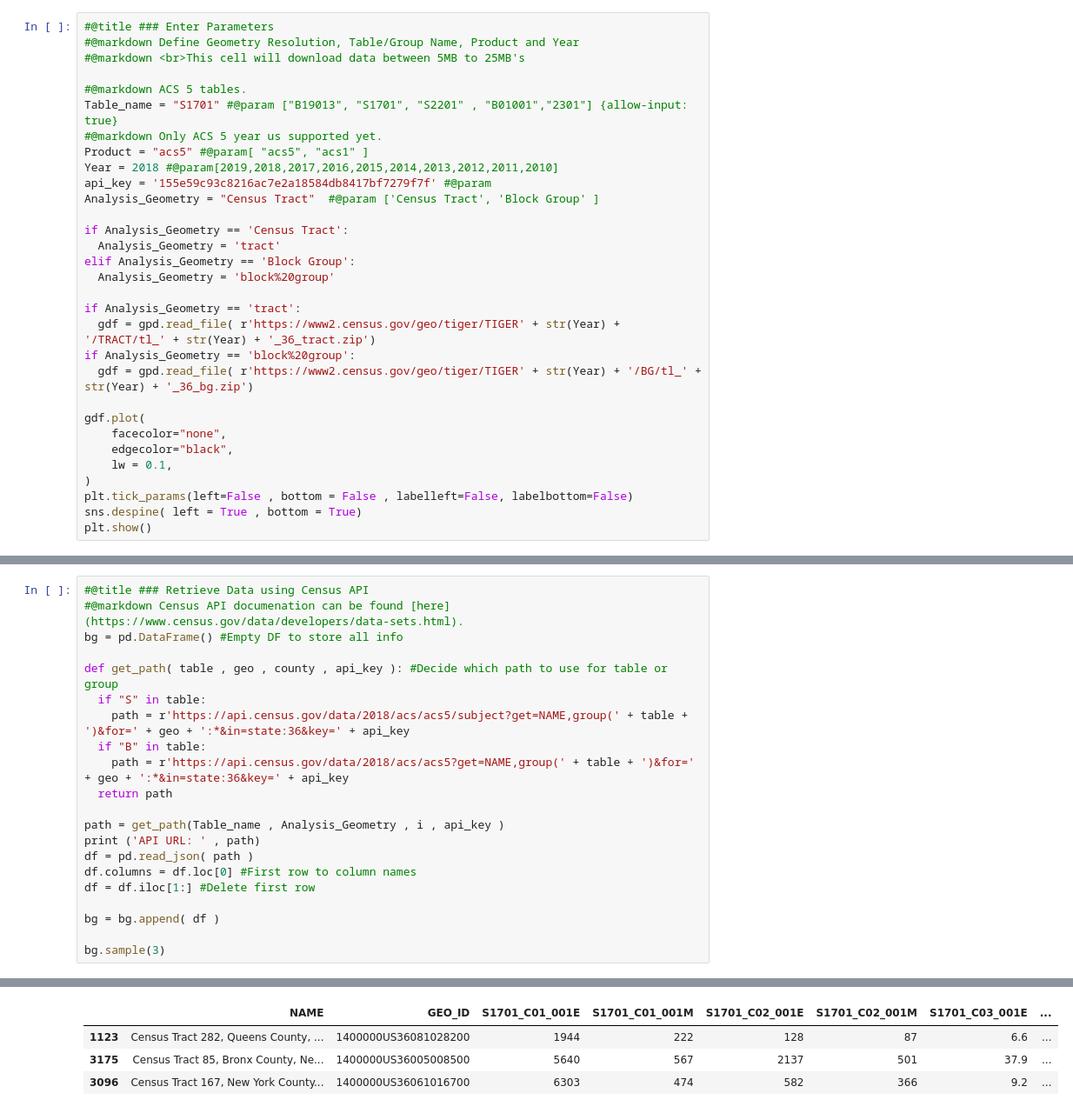
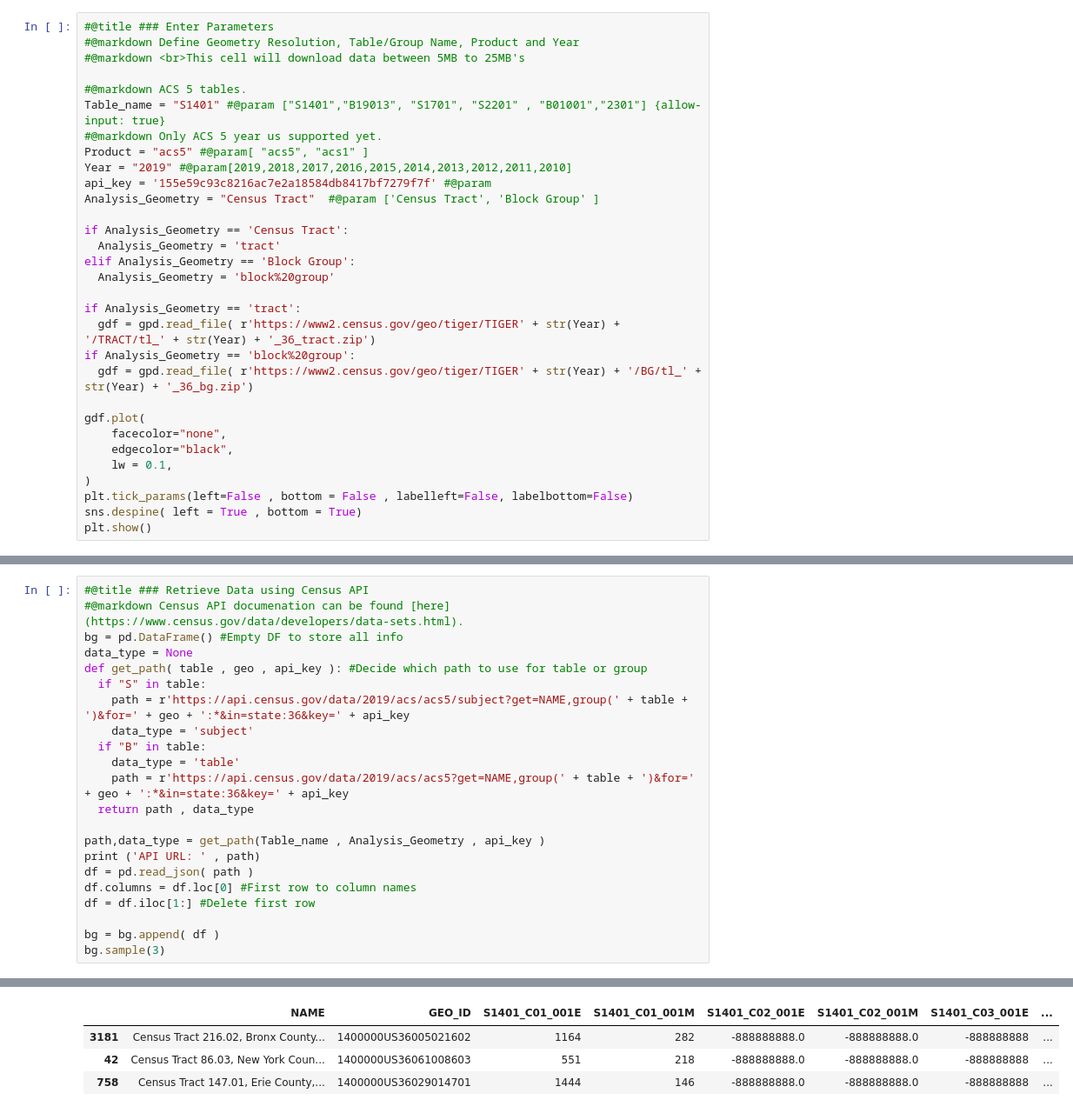
Before and after one commit to PrattSAVI/ACS, a Jupyter notebook: NYC_CensusTable.ipynb, the cells around one changed output, grey strips where cells are left out. Shown at 87% size. Drawn from its saved outputs; the diff is of its cells as text.

```diff
--- a/NYC_CensusTable.ipynb
+++ b/NYC_CensusTable.ipynb
@@ -30,10 +48,10 @@ import seaborn as sns
 #@markdown <br>This cell will download data between 5MB to 25MB's
 
 #@markdown ACS 5 tables.
-Table_name = "S1701" #@param ["B19013", "S1701", "S2201" , "B01001","2301"] {allow-input: true}
+Table_name = "S1401" #@param ["S1401","B19013", "S1701", "S2201" , "B01001","2301"] {allow-input: true}
 #@markdown Only ACS 5 year us supported yet.
 Product = "acs5" #@param[ "acs5", "acs1" ]
-Year = 2018 #@param[2019,2018,2017,2016,2015,2014,2013,2012,2011,2010]
+Year = "2019" #@param[2019,2018,2017,2016,2015,2014,2013,2012,2011,2010]
 api_key = '155e59c93c8216ac7e2a18584db8417bf7279f7f' #@param
 Analysis_Geometry = "Census Tract"  #@param ['Census Tract', 'Block Group' ]
 
@@ -61,21 +79,22 @@ plt.show()
 #@title ### Retrieve Data using Census API
 #@markdown Census API documenation can be found [here](https://www.census.gov/data/developers/data-sets.html).
 bg = pd.DataFrame() #Empty DF to store all info
+data_type = None
+def get_path( table , geo , api_key ): #Decide which path to use for table or group
+  if "S" in table:
+    path = r'https://api.census.gov/data/2019/acs/acs5/subject?get=NAME,group(' + table + ')&for=' + geo + ':*&in=state:36&key=' + api_key
+    data_type = 'subject'
+  if "B" in table:
+    data_type = 'table'
+    path = r'https://api.census.gov/data/2019/acs/acs5?get=NAME,group(' + table + ')&for=' + geo + ':*&in=state:36&key=' + api_key
+  return path , data_type
 
-def get_path( table , geo , county , api_key ): #Decide which path to use for table or group
-  if "S" in table:
-    path = r'https://api.census.gov/data/2018/acs/acs5/subject?get=NAME,group(' + table + ')&for=' + geo + ':*&in=state:36&key=' + api_key
-  if "B" in table:
-    path = r'https://api.census.gov/data/2018/acs/acs5?get=NAME,group(' + table + ')&for=' + geo + ':*&in=state:36&key=' + api_key
-  return path
-
-path = get_path(Table_name , Analysis_Geometry , i , api_key )
+path,data_type = get_path(Table_name , Analysis_Geometry , api_key )
 print ('API URL: ' , path)
 df = pd.read_json( path )
 df.columns = df.loc[0] #First row to column names
 df = df.iloc[1:] #Delete first row
 
 bg = bg.append( df )
-
 bg.sample(3)
 # %% [output]
@@ -83,4 +103,4 @@ API URL:  https://api.census.gov/data/2018/acs/acs5/subject?get=NAME,group(S1701
-|  | NAME | GEO_ID | S1701_C01_001E | S1701_C01_001M | S1701_C02_001E | S1701_C02_001M | S1701_C03_001E | ... |
-| 1123 | Census Tract 282, Queens County, ... | 1400000US36081028200 | 1944 | 222 | 128 | 87 | 6.6 | ... |
-| 3175 | Census Tract 85, Bronx County, Ne... | 1400000US36005008500 | 5640 | 567 | 2137 | 501 | 37.9 | ... |
-| 3096 | Census Tract 167, New York County... | 1400000US36061016700 | 6303 | 474 | 582 | 366 | 9.2 | ... |
+|  | NAME | GEO_ID | S1401_C01_001E | S1401_C01_001M | S1401_C02_001E | S1401_C02_001M | S1401_C03_001E | ... |
+| 3181 | Census Tract 216.02, Bronx County... | 1400000US36005021602 | 1164 | 282 | -888888888.0 | -888888888.0 | -888888888 | ... |
+| 42 | Census Tract 86.03, New York Coun... | 1400000US36061008603 | 551 | 218 | -888888888.0 | -888888888.0 | -888888888 | ... |
+| 758 | Census Tract 147.01, Erie County,... | 1400000US36029014701 | 1444 | 146 | -888888888.0 | -888888888.0 | -888888888 | ... |
```
Also changed, not shown: parts of 7 cells of this notebook.
